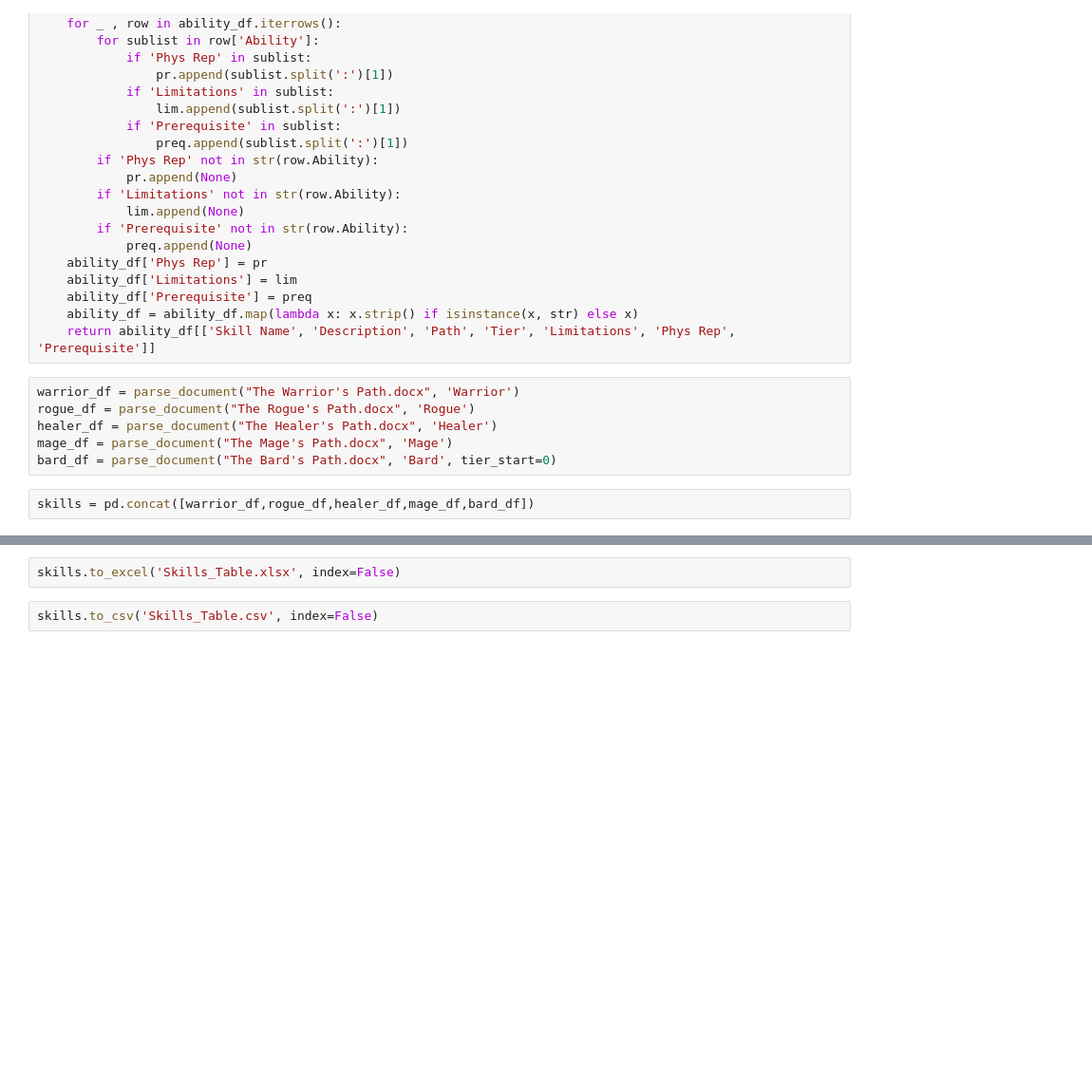
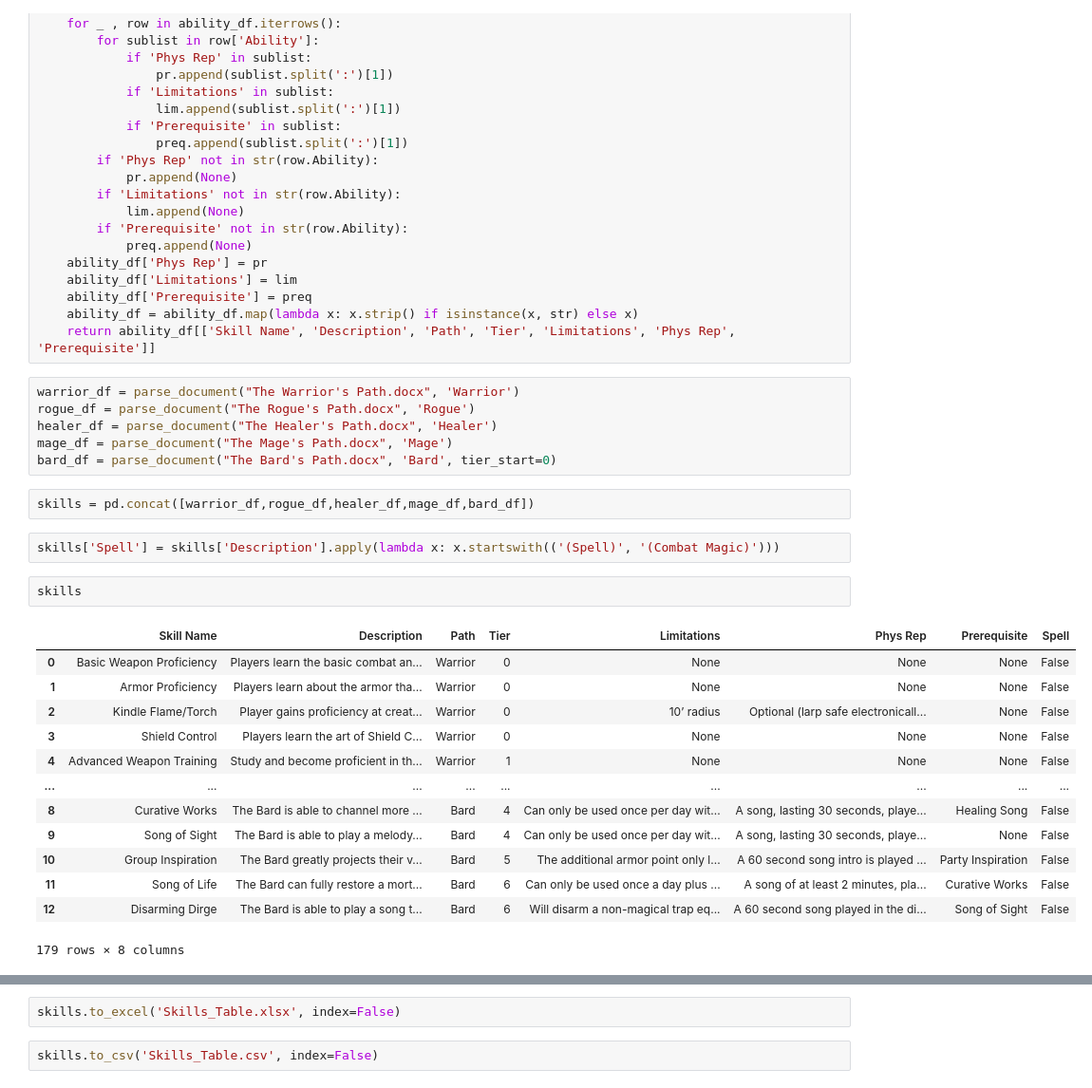
Before and after one commit to ntdens/la-character-sheet, a Jupyter notebook: character_sheet.ipynb, the cells around one changed output, grey strips where cells are left out. Shown at 95% size. Saved outputs shown, nothing was run; the diff lists cells and outputs as text; blank space fills up the shorter version.

```diff
--- a/character_sheet.ipynb
+++ b/character_sheet.ipynb
@@ -67,4 +67,22 @@ mage_df = parse_document("The Mage's Path.docx", 'Mage')
 bard_df = parse_document("The Bard's Path.docx", 'Bard', tier_start=0)
 # %%
 skills = pd.concat([warrior_df,rogue_df,healer_df,mage_df,bard_df])
+# %%
+skills['Spell'] = skills['Description'].apply(lambda x: x.startswith(('(Spell)', '(Combat Magic)')))
+# %%
+skills
+# %% [output]
+|  | Skill Name | Description | Path | Tier | Limitations | Phys Rep | Prerequisite | Spell |
+| 0 | Basic Weapon Proficiency | Players learn the basic combat an... | Warrior | 0 | None | None | None | False |
+| 1 | Armor Proficiency | Players learn about the armor tha... | Warrior | 0 | None | None | None | False |
+| 2 | Kindle Flame/Torch | Player gains proficiency at creat... | Warrior | 0 | 10’ radius | Optional (larp safe electronicall... | None | False |
+| 3 | Shield Control | Players learn the art of Shield C... | Warrior | 0 | None | None | None | False |
+| 4 | Advanced Weapon Training | Study and become proficient in th... | Warrior | 1 | None | None | None | False |
+| ... | ... | ... | ... | ... | ... | ... | ... | ... |
+| 8 | Curative Works | The Bard is able to channel more ... | Bard | 4 | Can only be used once per day wit... | A song, lasting 30 seconds, playe... | Healing Song | False |
+| 9 | Song of Sight | The Bard is able to play a melody... | Bard | 4 | Can only be used once per day wit... | A song, lasting 30 seconds, playe... | None | False |
+| 10 | Group Inspiration | The Bard greatly projects their v... | Bard | 5 | The additional armor point only l... | A 60 second song intro is played ... | Party Inspiration | False |
+| 11 | Song of Life | The Bard can fully restore a mort... | Bard | 6 | Can only be used once a day plus ... | A song of at least 2 minutes, pla... | Curative Works | False |
+| 12 | Disarming Dirge | The Bard is able to play a song t... | Bard | 6 | Will disarm a non-magical trap eq... | A 60 second song played in the di... | Song of Sight | False |
+179 rows × 8 columns
 # %%
```
Also changed, not shown: parts of 2 cells of this notebook, 8 other files.
